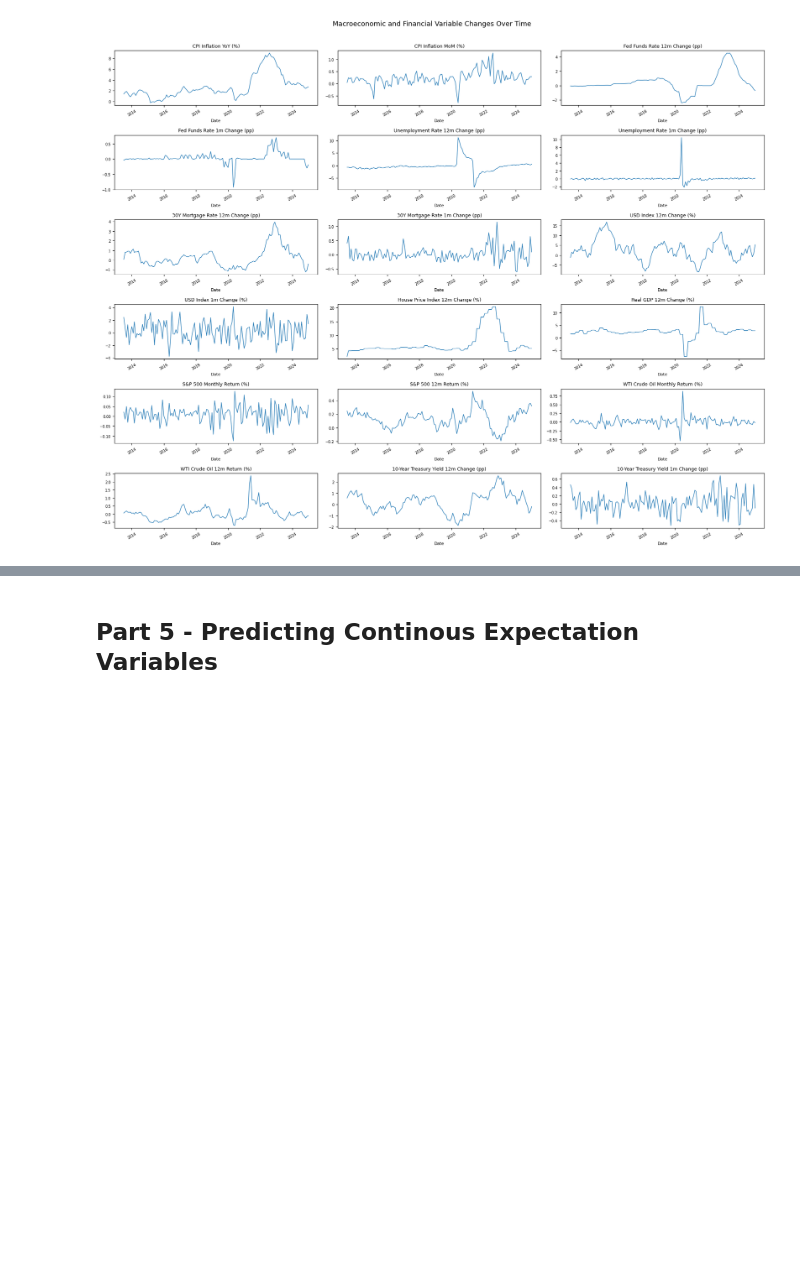
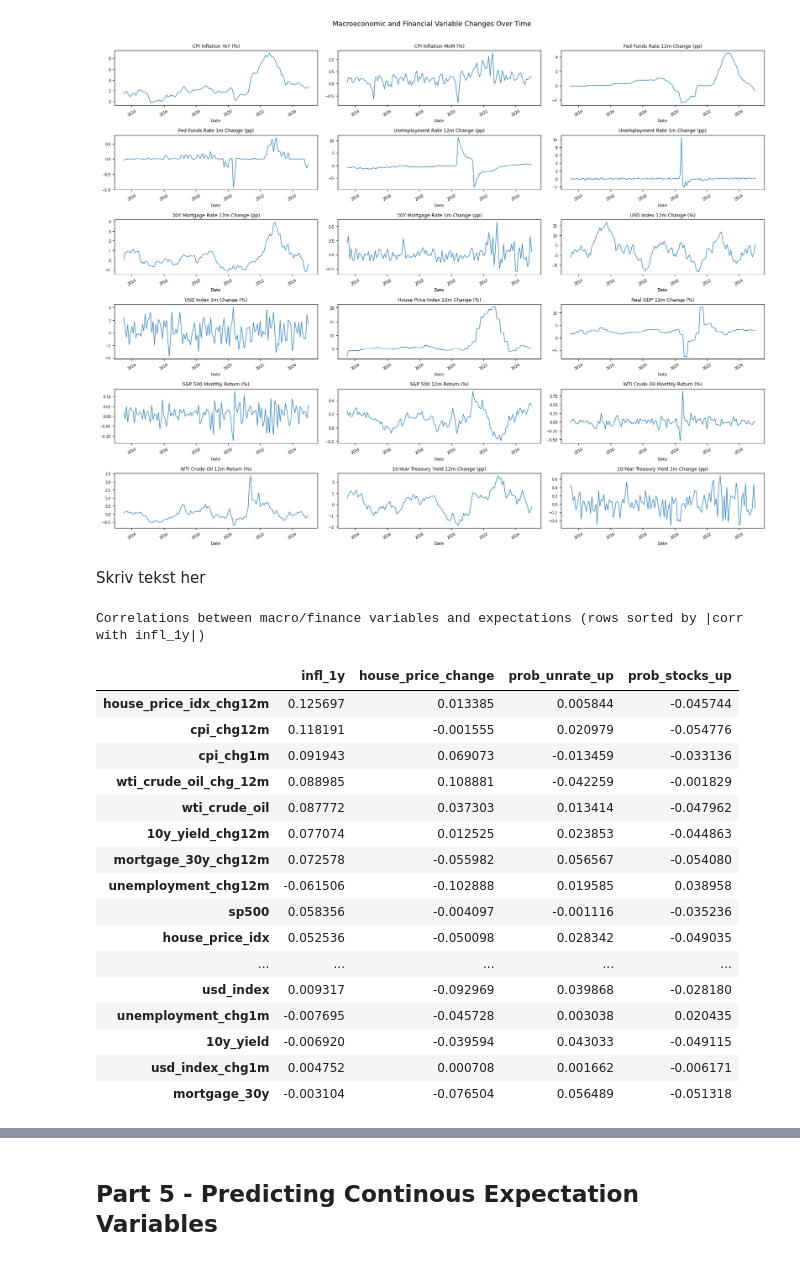
Before and after one commit to MHS17-NHH/FIE463-V26, a Jupyter notebook: data/solution.ipynb, the cells around one changed output, grey strips where cells are left out. Drawn from its saved outputs; the diff is of its cells as text; code cells hidden in the pictures; blank space fills up the shorter version.

```diff
--- a/data/solution.ipynb
+++ b/data/solution.ipynb
@@ -511,3 +529,58 @@ fig.suptitle('Macroeconomic and Financial Variable Changes Over Time', fontsize=
 _ = plt.tight_layout()
 # %% [output]
 [figure]
+# %% [markdown]
+Skriv tekst her
+# %%
+# Step 3 – Correlation between macro/finance variables and expectations variables
+
+# 1. Identify macro/finance columns
+
+# 2. Compute wide correlation matrix: rows = macro vars, columns = expectations
+corr_wide = (
+    sce_data[MACRO_COLS + COLS_EXPECTATIONS]
+    .corr()
+    .loc[MACRO_COLS, COLS_EXPECTATIONS]   # macro rows, expectation columns
+)
+
+# 3. Sort rows by |correlation| with a reference target (first expectations variable)
+REF_TARGET = COLS_EXPECTATIONS[0]   # e.g. 'infl_1y'
+corr_sorted = (
+    corr_wide
+    .assign(_abs_ref=lambda df: df[REF_TARGET].abs())
+    .sort_values("_abs_ref", ascending=False)
+    .drop(columns="_abs_ref")
+)
+
+# 4. Style with color gradients to show correlation strength
+#    (signed correlations, blue = positive, red = negative)
+styled_corr = (
+    corr_sorted
+    .style
+    .background_gradient(cmap="RdBu_r", vmin=-1, vmax=1)
+    .set_caption(
+        f"Correlations between macro/finance variables and expectations "
+        f"(rows sorted by |corr with {REF_TARGET}|)"
+    )
+)
+
+styled_corr
+# %% [output]
+Correlations between macro/finance variables and expectations (rows sorted by |corr with infl_1y|)
+|  | infl_1y | house_price_change | prob_unrate_up | prob_stocks_up |
+| house_price_idx_chg12m | 0.125697 | 0.013385 | 0.005844 | -0.045744 |
+| cpi_chg12m | 0.118191 | -0.001555 | 0.020979 | -0.054776 |
+| cpi_chg1m | 0.091943 | 0.069073 | -0.013459 | -0.033136 |
+| wti_crude_oil_chg_12m | 0.088985 | 0.108881 | -0.042259 | -0.001829 |
+| wti_crude_oil | 0.087772 | 0.037303 | 0.013414 | -0.047962 |
+| 10y_yield_chg12m | 0.077074 | 0.012525 | 0.023853 | -0.044863 |
+| mortgage_30y_chg12m | 0.072578 | -0.055982 | 0.056567 | -0.054080 |
+| unemployment_chg12m | -0.061506 | -0.102888 | 0.019585 | 0.038958 |
+| sp500 | 0.058356 | -0.004097 | -0.001116 | -0.035236 |
+| house_price_idx | 0.052536 | -0.050098 | 0.028342 | -0.049035 |
+| ... | ... | ... | ... | ... |
+| usd_index | 0.009317 | -0.092969 | 0.039868 | -0.028180 |
+| unemployment_chg1m | -0.007695 | -0.045728 | 0.003038 | 0.020435 |
+| 10y_yield | -0.006920 | -0.039594 | 0.043033 | -0.049115 |
+| usd_index_chg1m | 0.004752 | 0.000708 | 0.001662 | -0.006171 |
+| mortgage_30y | -0.003104 | -0.076504 | 0.056489 | -0.051318 |
```
Also changed, not shown: parts of 13 cells of this notebook.
